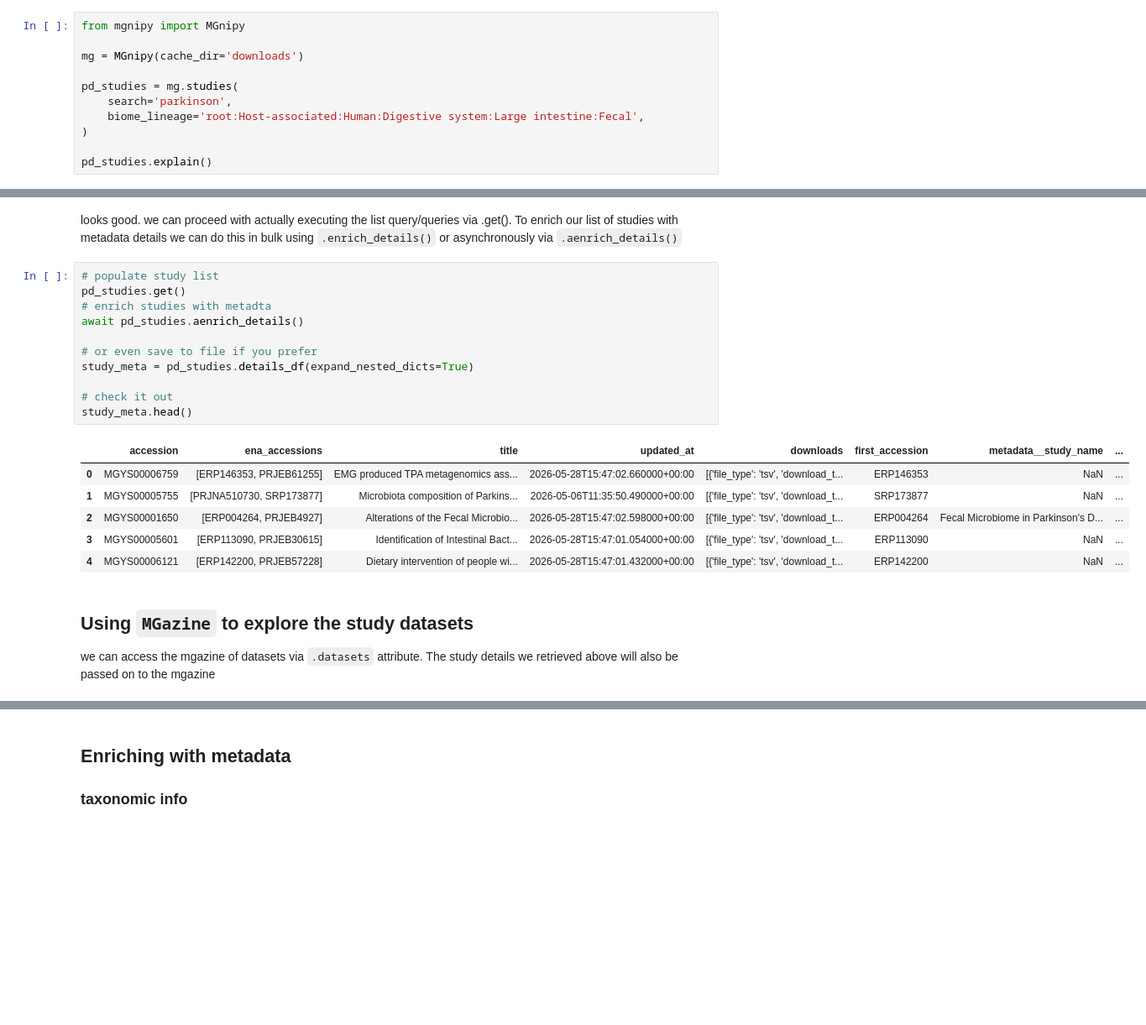
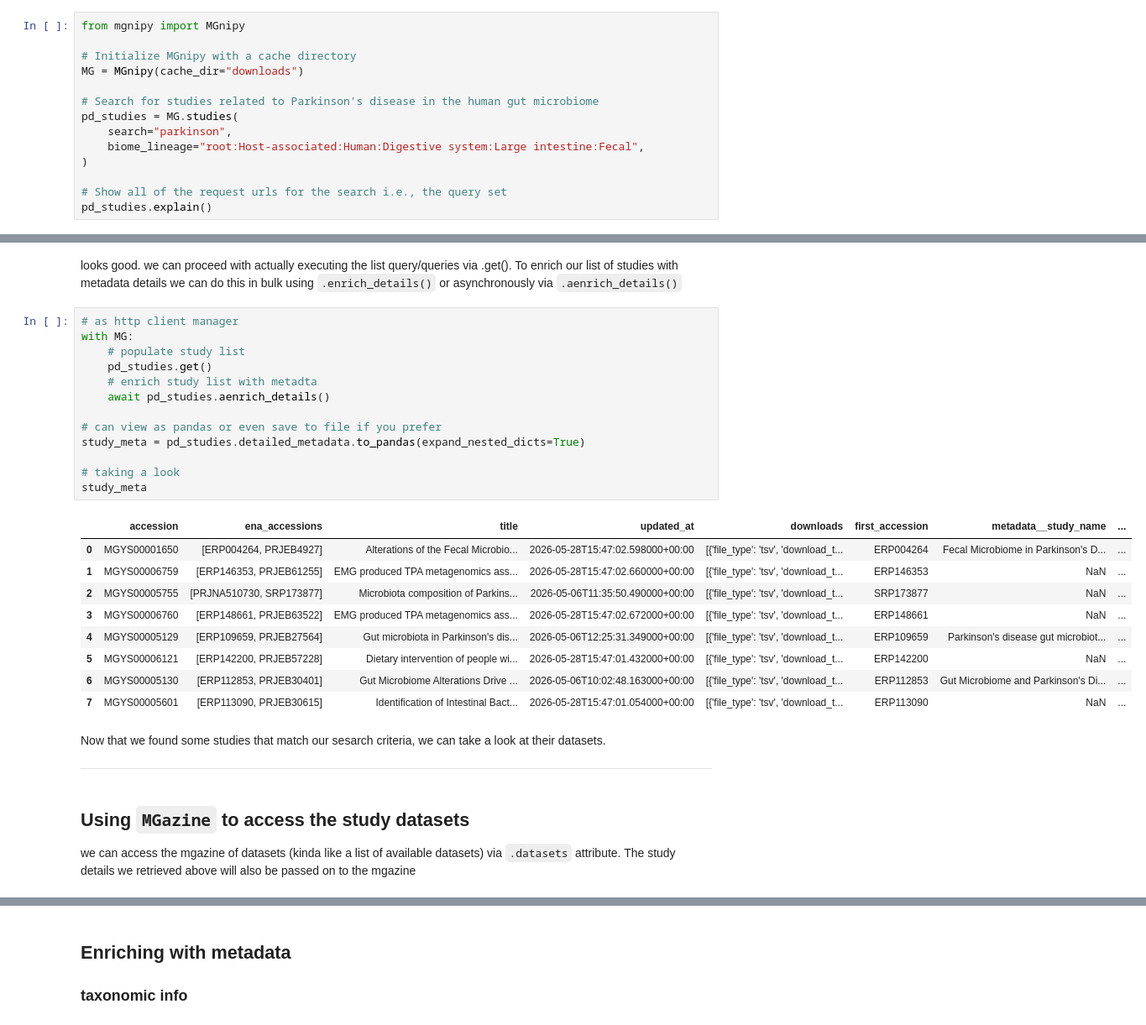
Before and after one commit to EBI-Metagenomics/mgnipy, a Jupyter notebook: docs/notebooks/demos/demo-parkinson.ipynb, the cells around one changed output, grey strips where cells are left out. Shown at 84% size. Cells and saved outputs as stored; diff of their text form; blank space fills up the shorter version.

```diff
--- a/docs/notebooks/demos/demo-parkinson.ipynb
+++ b/docs/notebooks/demos/demo-parkinson.ipynb
@@ -26,39 +23,51 @@ We can preview the resulting query urls via `.explain()`
 # %%
 from mgnipy import MGnipy
 
-mg = MGnipy(cache_dir='downloads')
+# Initialize MGnipy with a cache directory
+MG = MGnipy(cache_dir="downloads")
 
-pd_studies = mg.studies(
-    search='parkinson',
-    biome_lineage='root:Host-associated:Human:Digestive system:Large intestine:Fecal',
+# Search for studies related to Parkinson's disease in the human gut microbiome
+pd_studies = MG.studies(
+    search="parkinson",
+    biome_lineage="root:Host-associated:Human:Digestive system:Large intestine:Fecal",
 )
 
+# Show all of the request urls for the search i.e., the query set
 pd_studies.explain()
 # %% [output]
 https://www.ebi.ac.uk/metagenomics/api/v2/studies?biome_lineage=root%3AHost-associated%3AHuman%3ADigestive+system%3ALarge+intestine%3AFecal&search=parkinson&page=1
 # %% [markdown]
 looks good. we can proceed with actually executing the list query/queries via .get(). To enrich our list of studies with metadata details we can do this in bulk using `.enrich_details()` or asynchronously via `.aenrich_details()`
 # %%
-# populate study list
-pd_studies.get()
-# enrich studies with metadta
-await pd_studies.aenrich_details()
+# as http client manager
+with MG:
+    # populate study list
+    pd_studies.get()
+    # enrich study list with metadta
+    await pd_studies.aenrich_details()
 
-# or even save to file if you prefer
-study_meta = pd_studies.details_df(expand_nested_dicts=True)
+# can view as pandas or even save to file if you prefer
+study_meta = pd_studies.detailed_metadata.to_pandas(expand_nested_dicts=True)
 
-# check it out
-study_meta.head()
+# taking a look
+study_meta
 # %% [output]
 |  | accession | ena_accessions | title | updated_at | downloads | first_accession | metadata__study_name | ... |
-| 0 | MGYS00006759 | [ERP146353, PRJEB61255] | EMG produced TPA metagenomics ass... | 2026-05-28T15:47:02.660000+00:00 | [{'file_type': 'tsv', 'download_t... | ERP146353 | NaN | ... |
-| 1 | MGYS00005755 | [PRJNA510730, SRP173877] | Microbiota composition of Parkins... | 2026-05-06T11:35:50.490000+00:00 | [{'file_type': 'tsv', 'download_t... | SRP173877 | NaN | ... |
-| 2 | MGYS00001650 | [ERP004264, PRJEB4927] | Alterations of the Fecal Microbio... | 2026-05-28T15:47:02.598000+00:00 | [{'file_type': 'tsv', 'download_t... | ERP004264 | Fecal Microbiome in Parkinson's D... | ... |
-| 3 | MGYS00005601 | [ERP113090, PRJEB30615] | Identification of Intestinal Bact... | 2026-05-28T15:47:01.054000+00:00 | [{'file_type': 'tsv', 'download_t... | ERP113090 | NaN | ... |
-| 4 | MGYS00006121 | [ERP142200, PRJEB57228] | Dietary intervention of people wi... | 2026-05-28T15:47:01.432000+00:00 | [{'file_type': 'tsv', 'download_t... | ERP142200 | NaN | ... |
+| 0 | MGYS00001650 | [ERP004264, PRJEB4927] | Alterations of the Fecal Microbio... | 2026-05-28T15:47:02.598000+00:00 | [{'file_type': 'tsv', 'download_t... | ERP004264 | Fecal Microbiome in Parkinson's D... | ... |
+| 1 | MGYS00006759 | [ERP146353, PRJEB61255] | EMG produced TPA metagenomics ass... | 2026-05-28T15:47:02.660000+00:00 | [{'file_type': 'tsv', 'download_t... | ERP146353 | NaN | ... |
+| 2 | MGYS00005755 | [PRJNA510730, SRP173877] | Microbiota composition of Parkins... | 2026-05-06T11:35:50.490000+00:00 | [{'file_type': 'tsv', 'download_t... | SRP173877 | NaN | ... |
+| 3 | MGYS00006760 | [ERP148661, PRJEB63522] | EMG produced TPA metagenomics ass... | 2026-05-28T15:47:02.672000+00:00 | [{'file_type': 'tsv', 'download_t... | ERP148661 | NaN | ... |
+| 4 | MGYS00005129 | [ERP109659, PRJEB27564] | Gut microbiota in Parkinson's dis... | 2026-05-06T12:25:31.349000+00:00 | [{'file_type': 'tsv', 'download_t... | ERP109659 | Parkinson's disease gut microbiot... | ... |
+| 5 | MGYS00006121 | [ERP142200, PRJEB57228] | Dietary intervention of people wi... | 2026-05-28T15:47:01.432000+00:00 | [{'file_type': 'tsv', 'download_t... | ERP142200 | NaN | ... |
+| 6 | MGYS00005130 | [ERP112853, PRJEB30401] | Gut Microbiome Alterations Drive ... | 2026-05-06T10:02:48.163000+00:00 | [{'file_type': 'tsv', 'download_t... | ERP112853 | Gut Microbiome and Parkinson's Di... | ... |
+| 7 | MGYS00005601 | [ERP113090, PRJEB30615] | Identification of Intestinal Bact... | 2026-05-28T15:47:01.054000+00:00 | [{'file_type': 'tsv', 'download_t... | ERP113090 | NaN | ... |
+# %% [markdown]
+Now that we found some studies that match our sesarch criteria, we can take a look at their datasets.
+
+---
 # %% [markdown]
-## Using `MGazine` to explore the study datasets
+## Using `MGazine` to access the study datasets
 
-we can access the mgazine of datasets via `.datasets` attribute. The study details we retrieved above will also be passed on to the mgazine
+we can access the mgazine of datasets (kinda like a list of available datasets) via `.datasets` attribute. The study details we retrieved above will also be passed on to the mgazine
 # %%
 # access mgazine
```
Also changed, not shown: parts of 36 cells of this notebook.
